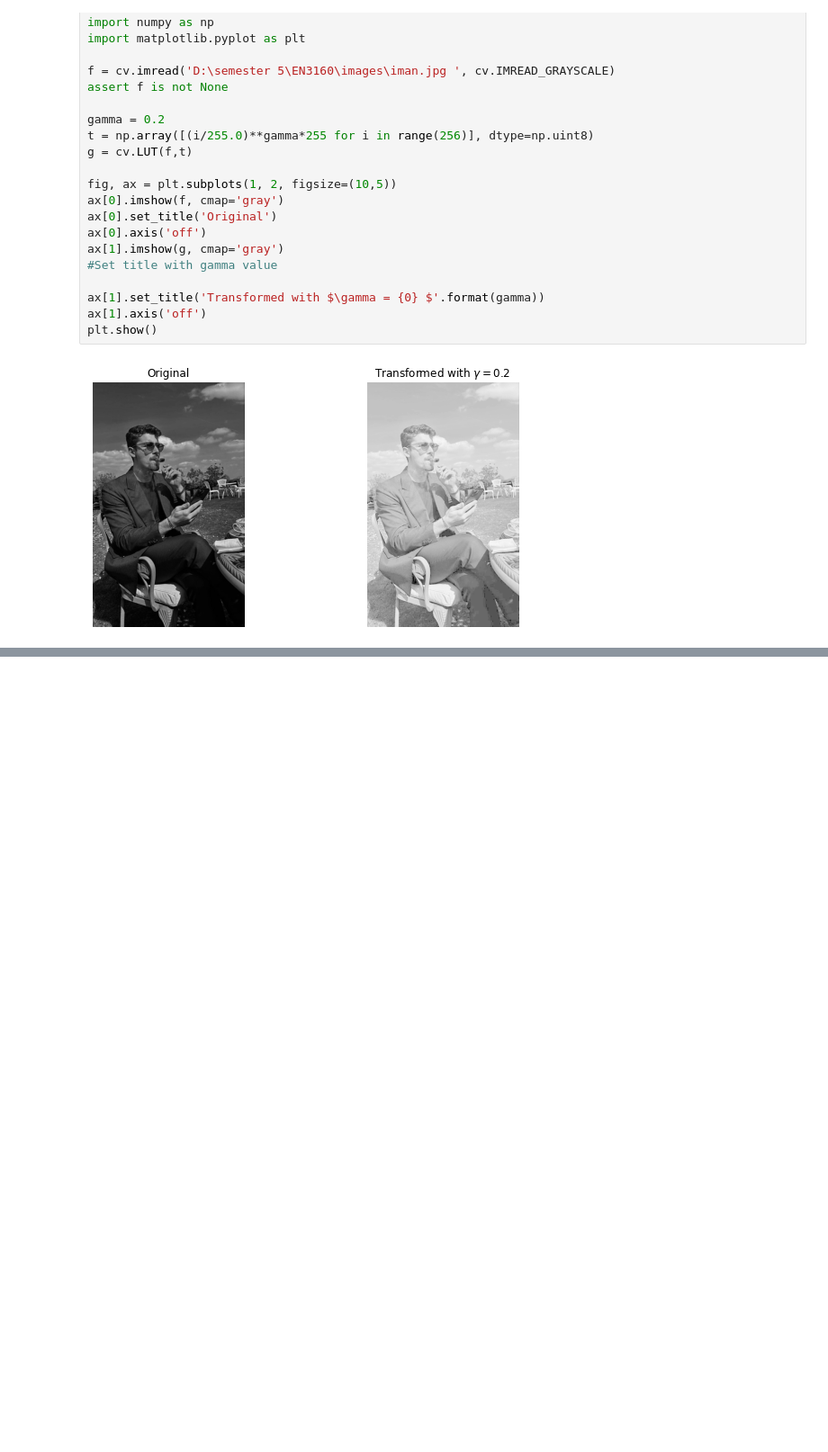
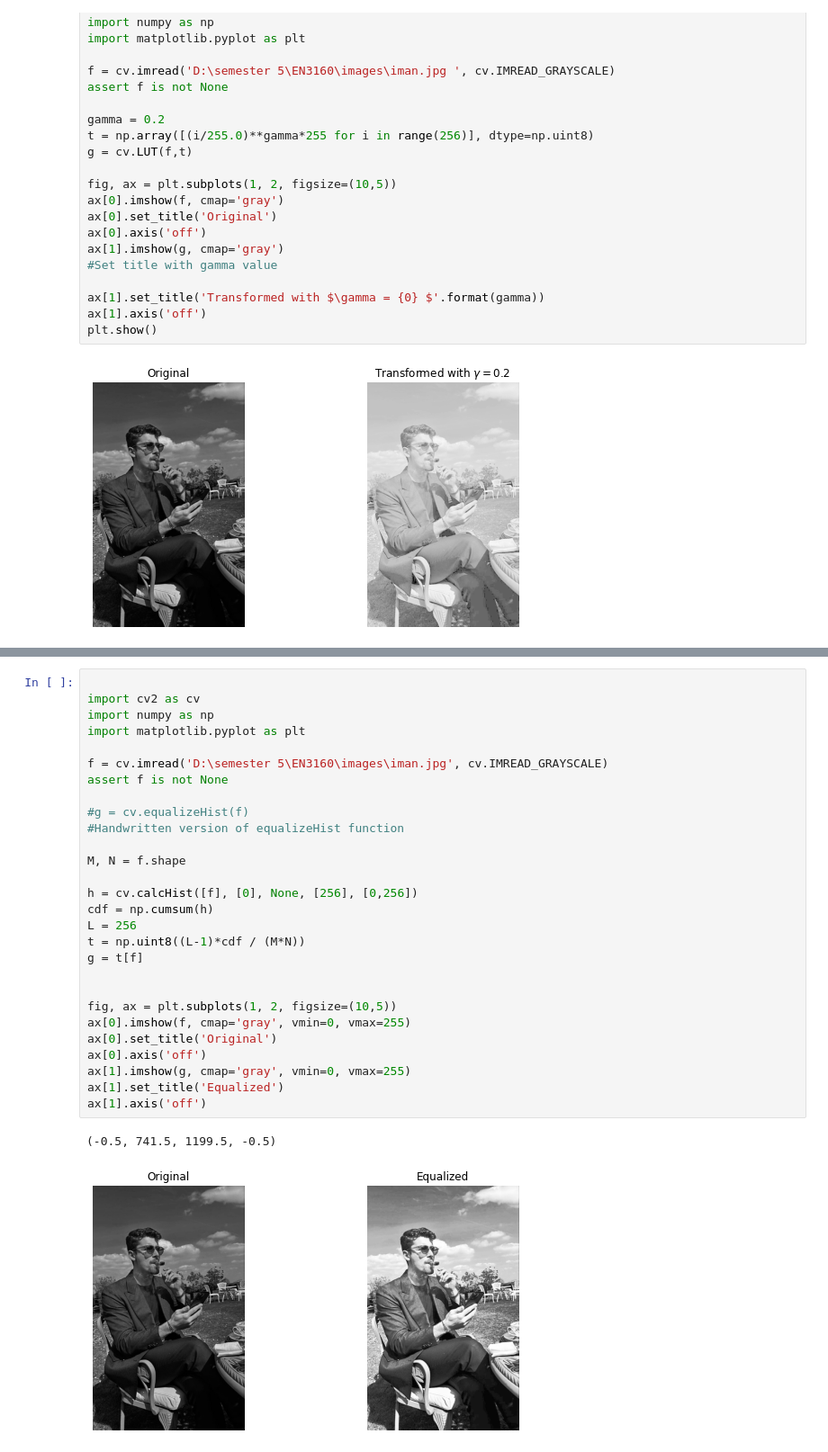
Before and after one commit to NavinduTharupathi/EN3160-Inclass, a Jupyter notebook: inclass_2024_07_03.ipynb, the cells around one changed output, grey strips where cells are left out. Shown at 90% size. Saved outputs shown, nothing was run; the diff lists cells and outputs as text; blank space fills up the shorter version.

```diff
--- a/inclass_2024_07_03.ipynb
+++ b/inclass_2024_07_03.ipynb
@@ -143,0 +190,31 @@ plt.show()
+# %%
+
+import cv2 as cv
+import numpy as np
+import matplotlib.pyplot as plt
+
+f = cv.imread('D:\semester 5\EN3160\images\iman.jpg', cv.IMREAD_GRAYSCALE)
+assert f is not None
+
+#g = cv.equalizeHist(f)
+#Handwritten version of equalizeHist function
+
+M, N = f.shape
+
+h = cv.calcHist([f], [0], None, [256], [0,256])
+cdf = np.cumsum(h)
+L = 256
+t = np.uint8((L-1)*cdf / (M*N))
+g = t[f]
+
+
+fig, ax = plt.subplots(1, 2, figsize=(10,5))
+ax[0].imshow(f, cmap='gray', vmin=0, vmax=255)
+ax[0].set_title('Original')
+ax[0].axis('off')
+ax[1].imshow(g, cmap='gray', vmin=0, vmax=255)
+ax[1].set_title('Equalized')
+ax[1].axis('off')
+# %% [output]
+(-0.5, 741.5, 1199.5, -0.5)
+[figure, added]
```
Also changed, not shown: parts of 10 cells of this notebook.
